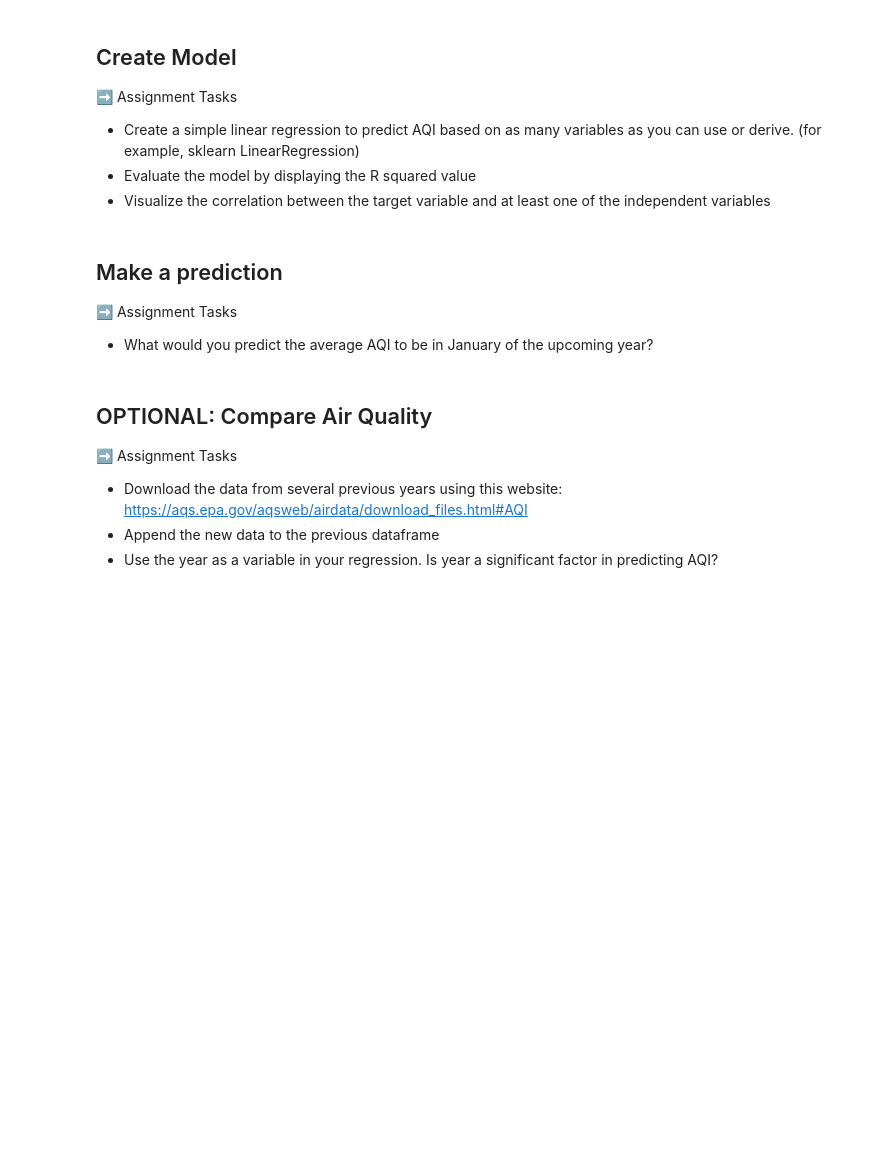
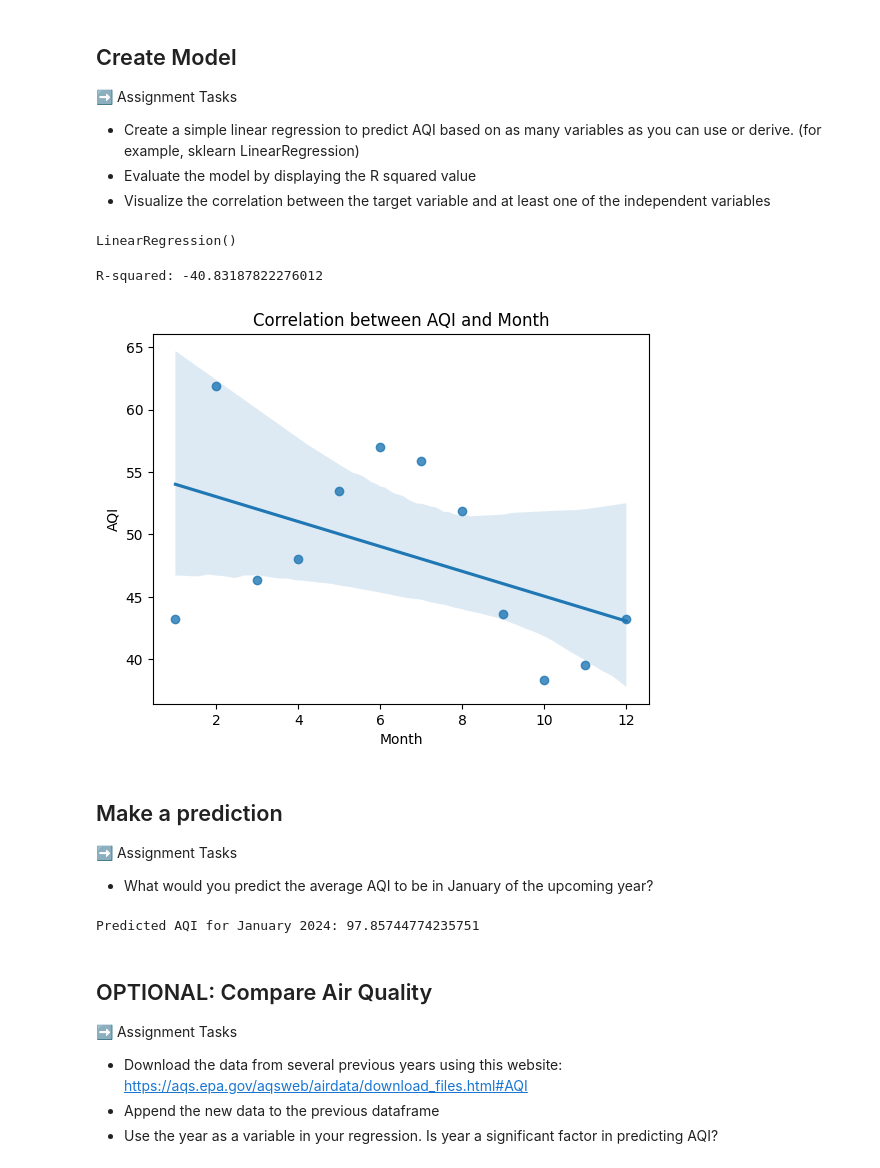
Before and after one commit to matiasarmesto/businessanalytics, a Jupyter notebook: Labs/Scripts/lab_11_air_quality_regression.ipynb, the cells around one changed output. Drawn from its saved outputs; the diff is of its cells as text; code cells hidden in the pictures; blank space fills up the shorter version.

```diff
--- a/Labs/Scripts/lab_11_air_quality_regression.ipynb
+++ b/Labs/Scripts/lab_11_air_quality_regression.ipynb
@@ -219,2 +218,9 @@ udf.head()
+# %%
+#select final columns for use
+daily_aqi = udf.groupby(['Year', 'Month', 'Season'])[['AQI', 'Defining Parameter_NO2', 'Defining Parameter_PM10', 'Defining Parameter_Ozone', 'Defining Parameter_PM2.5']].mean().reset_index()
+
+#features and target variable
+X = daily_aqi[['Year', 'Month',  'Defining Parameter_NO2', 'Defining Parameter_PM10', 'Defining Parameter_Ozone', 'Defining Parameter_PM2.5']]
+y = daily_aqi['AQI']
 # %%
 #split the data into training and testing datasets
@@ -227,5 +234,14 @@ udf.head()
 - Visualize the correlation between the target variable and at least one of the independent variables
 # %%
 #create regression or classification model
+model = LinearRegression()
+model.fit(X_train, y_train)
+# %% [output]
+LinearRegression()
 # %%
 #print the R squared value
+y_pred = model.predict(X_test)
+r2 = r2_score(y_test, y_pred)
+print(f"R-squared: {r2}")
+# %% [output]
+R-squared: -40.83187822276012
@@ -234,3 +248,12 @@ udf.head()
+# %%
+#visual
+sns.regplot(x='Month', y='AQI', data=daily_aqi)
+plt.title('Correlation between AQI and Month')
+plt.xlabel('Month')
+plt.ylabel('AQI')
+plt.show()
+# %% [output]
+[figure, added]
 # %% [markdown]
 ## Make a prediction
 
@@ -241,3 +262,17 @@ udf.head()
+# %%
+#predicted AQI
+new_data = pd.DataFrame({
+    'Year': [2024],
+    'Month': [1],
+    'Defining Parameter_NO2': [0],
+    'Defining Parameter_PM10': [0],
+    'Defining Parameter_Ozone': [0],
+    'Defining Parameter_PM2.5': [1]
+})
+predicted_aqi = model.predict(new_data)
+print(f"Predicted AQI for January 2024: {predicted_aqi[0]}")
+# %% [output]
+Predicted AQI for January 2024: 97.85744774235751
 # %% [markdown]
 ## OPTIONAL: Compare Air Quality
 
```
Also changed, not shown: parts of 7 cells of this notebook.
